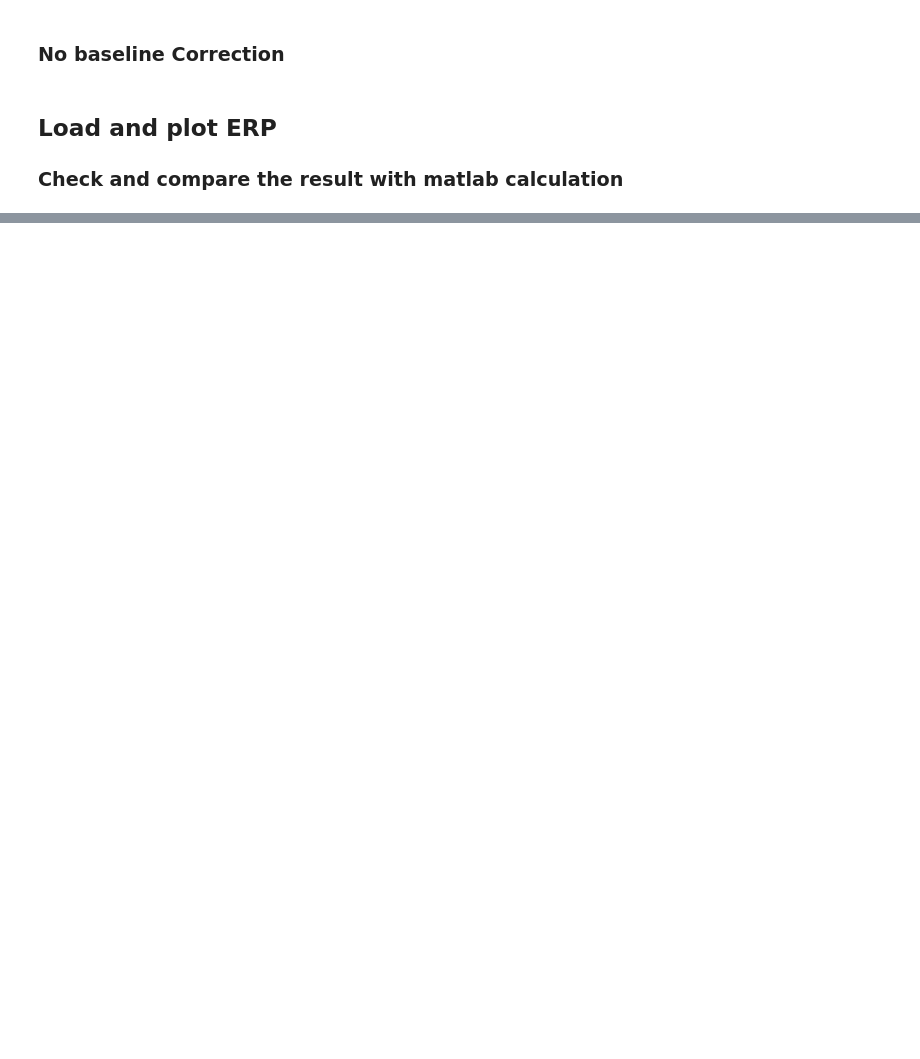
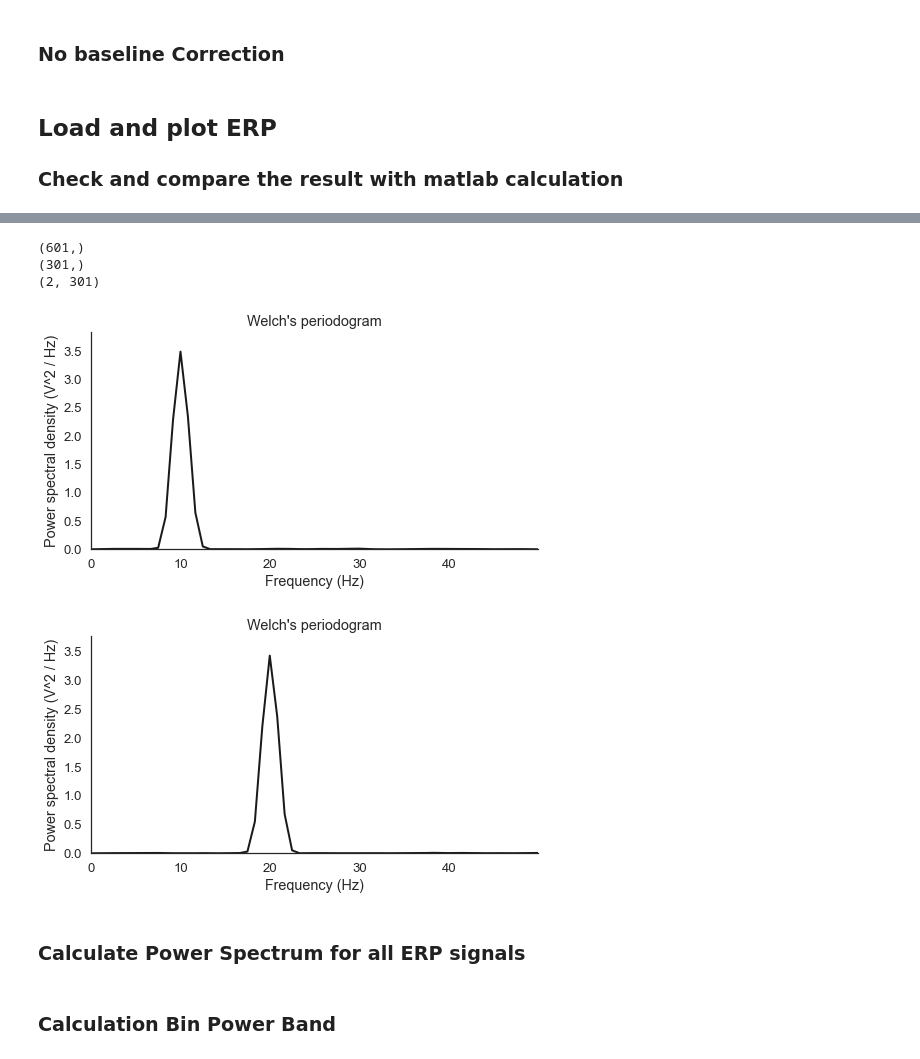
Before and after one commit to AIRLab-Sharif/Parkinson-PAC, a Jupyter notebook: python/ERP_calculation.ipynb, the cells around one changed output, grey strips where cells are left out. Cells and saved outputs as stored; diff of their text form; code cells hidden in the pictures; blank space fills up the shorter version.

```diff
--- a/python/ERP_calculation.ipynb
+++ b/python/ERP_calculation.ipynb
@@ -363,0 +280,47 @@ plt.show()
+# %%
+Subject_num = 1
+Group_num = 1
+Stimulus_num = 1
+ch_num = 1
+
+# Define window length (4 seconds)
+Fs = 500
+
+M = signal.windows.hamming(300, sym=False)
+t = np.linspace(0, 1.2, 601)
+print(t.shape)
+temp = np.random.randn(3, 25, 3, 63, 601)
+
+data = np.concatenate((data1, data2), axis=0)
+
+
+freqs, psd = signal.welch(data, Fs, window=M, nfft=601, scaling='density')
+print(freqs.shape)
+print(psd.shape)
+# Plot the power spectrum
+sns.set(font_scale=1.2, style='white')
+plt.figure(figsize=(8, 4))
+plt.plot(freqs, psd[0], color='k', lw=2)
+plt.xlabel('Frequency (Hz)')
+plt.ylabel('Power spectral density (V^2 / Hz)')
+plt.ylim([0, psd[0].max() * 1.1])
+plt.title("Welch's periodogram")
+plt.xlim([0, freqs.max()/5])
+sns.despine()
+sns.set(font_scale=1.2, style='white')
+plt.figure(figsize=(8, 4))
+plt.plot(freqs, psd[1], color='k', lw=2)
+plt.xlabel('Frequency (Hz)')
+plt.ylabel('Power spectral density (V^2 / Hz)')
+plt.ylim([0, psd[1].max() * 1.1])
+plt.title("Welch's periodogram")
+plt.xlim([0, freqs.max()/5])
+sns.despine()
+# %% [output]
+(601,)
+(301,)
+(2, 301)
+[figure, added]
+[figure, added]
+# %% [markdown]
+### Calculate Power Spectrum for all ERP signals
@@ -363,0 +334,2 @@ plt.show()
+# %% [markdown]
+### Calculation Bin Power Band
```
Also changed, not shown: parts of 26 cells of this notebook, 7 other files.
